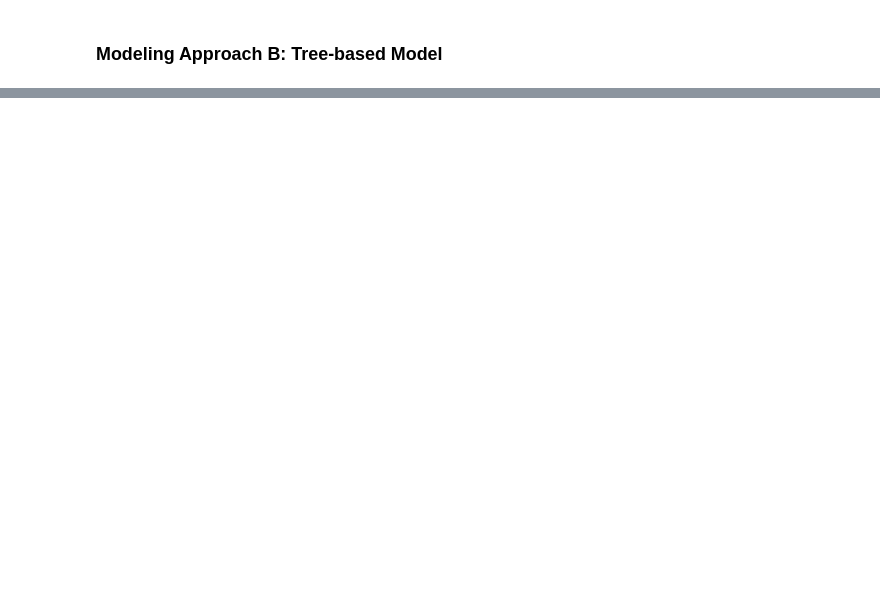
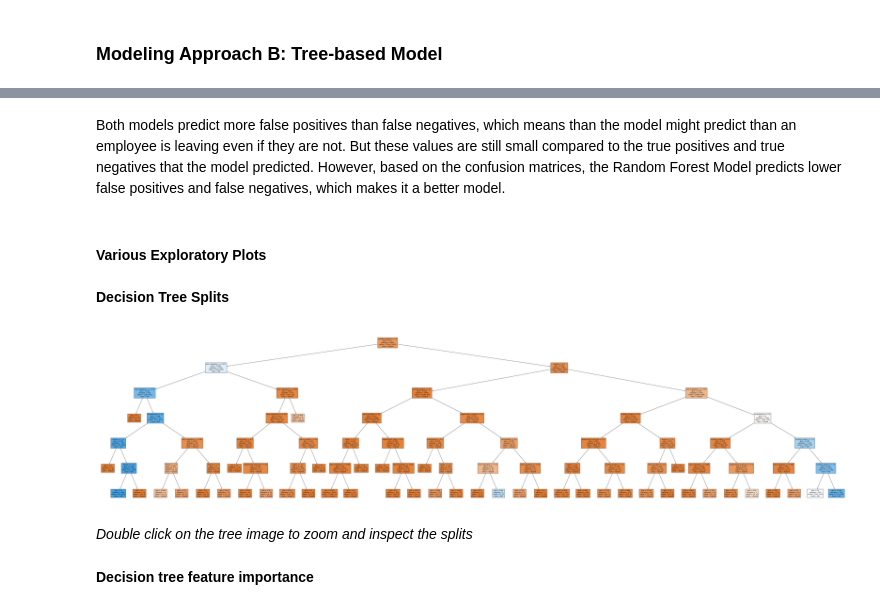
Before and after one commit to ryanlacsamana/Sailfort-Motors-Capstone-Project, a Jupyter notebook: Sailfort-Motors-Capstone.ipynb, the cells around one changed output, grey strips where cells are left out. Cells and saved outputs as stored; diff of their text form; code cells hidden in the pictures; blank space fills up the shorter version.

```diff
--- a/Sailfort-Motors-Capstone.ipynb
+++ b/Sailfort-Motors-Capstone.ipynb
@@ -660,0 +977,4 @@ The model values of precision, recall, and f1-score of **`0.44`, `0.26`,** and *
+# %%
+y = df2['left']
+
+X = df2.drop('left', axis=1)
@@ -660,0 +983,2 @@ The model values of precision, recall, and f1-score of **`0.44`, `0.26`,** and *
+# %%
+X_train, X_test, y_train, y_test = train_test_split(X, y, test_size=0.25, stratify=y, random_state=0)
@@ -660,0 +987,18 @@ The model values of precision, recall, and f1-score of **`0.44`, `0.26`,** and *
+# %%
+## Instantiate model
+tree = DecisionTreeClassifier(random_state=0)
+
+## Assign a dictionary of hyperparameters
+cv_params = {'max_depth':[4,6,8,None],
+             'min_samples_leaf':[2,5,1],
+             'min_samples_split':[2,4,6]
+             }
+
+## Assign scoring metrics
+scoring = ('accuracy','precision','recall','f1','roc_auc')
+
+## Instantiate GridSearch
+tree2 = GridSearchCV(tree, cv_params, scoring=scoring, cv=4, refit='roc_auc')
+# %%
+%%time
+tree2.fit(X_train, y_train)
@@ -660,0 +1160,19 @@ The model values of precision, recall, and f1-score of **`0.44`, `0.26`,** and *
+# %% [markdown]
+Both models predict more false positives than false negatives, which means than the model might predict than an employee is leaving even if they are not. But these values are still small compared to the true positives and true negatives that the model predicted. However, based on the confusion matrices, the Random Forest Model predicts lower false positives and false negatives, which makes it a better model.
+# %% [markdown]
+#### **Various Exploratory Plots**
+# %% [markdown]
+**Decision Tree Splits**
+# %%
+## Plot the tree
+plt.figure(figsize=(85,20))
+
+plot_tree(tree2.best_estimator_, max_depth=6, fontsize=10, feature_names=X.columns, class_names={0:'stayed',1:'left'}, filled=True)
+
+plt.show()
+# %% [output]
+[figure, added]
+# %% [markdown]
+*Double click on the tree image to zoom and inspect the splits*
+# %% [markdown]
+**Decision tree feature importance**
```
Also changed, not shown: parts of 77 cells of this notebook.
